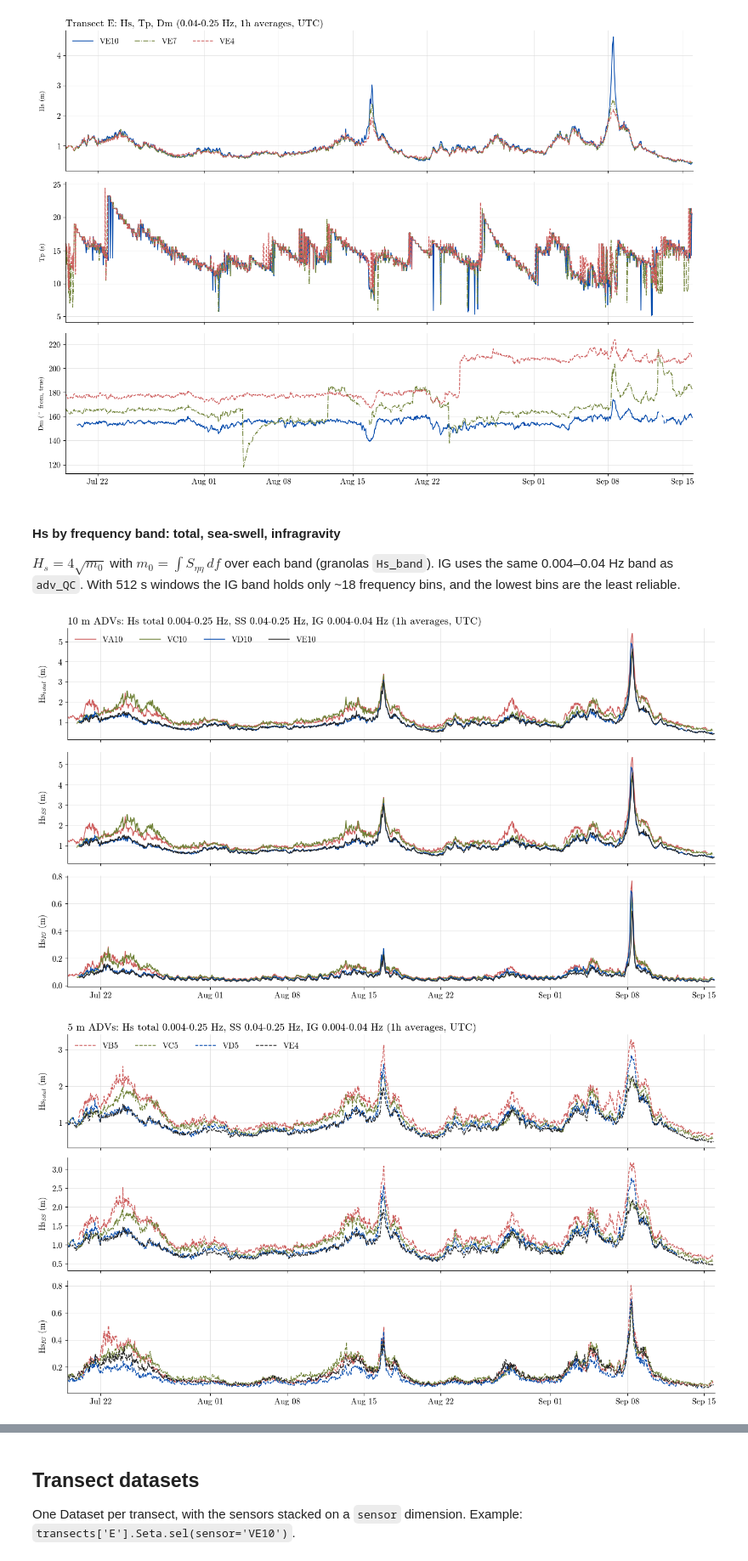
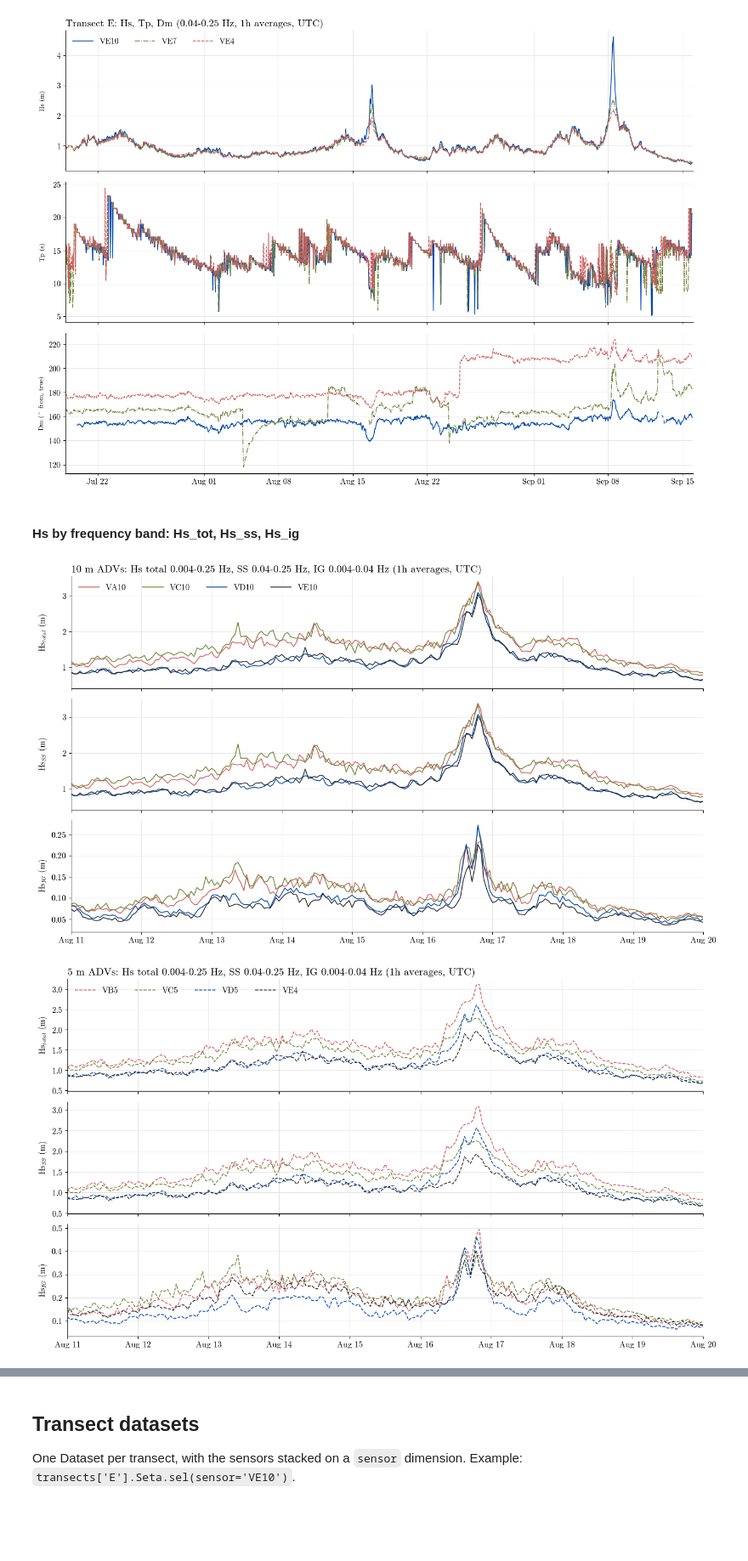
Before and after one commit to isidora-rojas/4EWA, a Jupyter notebook: processing/initial_figs.ipynb, the cells around one changed output, grey strips where cells are left out. Shown at 85% size. Saved outputs shown, nothing was run; the diff lists cells and outputs as text; code cells hidden in the pictures; blank space fills up the shorter version.

```diff
--- a/processing/initial_figs.ipynb
+++ b/processing/initial_figs.ipynb
@@ -36,6 +36,12 @@ qc = {S: xr.open_dataset(f'{QC_DIR}/{S}_QC.nc') for S in ALL_SENSORS}
 for S in ALL_SENSORS:
     t = qc[S].time.values
     print(f'{S:5s} transect {S[1]}  ~{S[2:]:>2s} m   {str(t[0])[:16]} -> {str(t[-1])[:16]}')
+
+
+
+FAUSTO = ('2026-07-19', '2026-07-27')
+LALA = ('2026-08-11', '2026-08-20')
+LOWELL = ('2026-09-07', '2026-09-09')
 # %% [output]
 VA10  transect A  ~10 m   2026-07-19T00:16 -> 2026-09-15T21:18
 VB5   transect B  ~ 5 m   2026-07-19T23:13 -> 2026-09-15T20:44
@@ -200,7 +216,7 @@ SPEC_TAG = LOAD_TAG
 # ============ INPUTS ============
 SENSORS_10M = ['VA10', 'VC10', 'VD10', 'VE10']
 SENSORS_5M  = ['VB5', 'VC5', 'VD5', 'VE4']
-T_START, T_END = '2026-09-06', '2026-09-15'    # e.g. '2026-09-05', '2026-09-12' to zoom on an event
+T_START, T_END = LOWELL   # e.g. '2026-09-05', '2026-09-12' to zoom on an event
 HS_YLIM   = None            # e.g. (0, 3); None = automatic
 TP_YLIM   = None            # e.g. (5, 25)
 DM_YLIM   = None            # e.g. (140, 220)
@@ -349,15 +365,14 @@ for T in TRANSECTS:
 [figure]
 [figure]
 # %% [markdown]
-#### Hs by frequency band: total, sea-swell, infragravity
-$H_s = 4\sqrt{m_0}$ with $m_0 = \int S_{\eta\eta}\,df$ over each band (granolas `Hs_band`). IG uses the same 0.004–0.04 Hz band as `adv_QC`. With 512 s windows the IG band holds only ~18 frequency bins, and the lowest bins are the least reliable.
+#### Hs by frequency band: Hs_tot, Hs_ss, Hs_ig
 # %%
 # Hs in three bands: total, sea-swell (SS) and infragravity (IG). One 3-panel figure for 10 m, one for 5 m
 
 # ============ INPUTS ============
 SENSORS_10M = ['VA10', 'VC10', 'VD10', 'VE10']
 SENSORS_5M  = ['VB5', 'VC5', 'VD5', 'VE4']
-T_START, T_END = '2026-07-19', '2026-09-16'
+T_START, T_END = LALA
 IG_BAND    = (0.004, 0.04)        # infragravity [Hz]
 SS_BAND    = (0.04, 0.25)         # sea-swell [Hz]
 TOTAL_BAND = (0.004, 0.25)        # total = IG + SS [Hz]
@@ -375,34 +390,34 @@ for group, sensors in [('10 m', SENSORS_10M), ('5 m', SENSORS_5M)]:
             continue
         d = spec[S].sel(time=slice(T_START, T_END))
         hs_total = Hs_band(d, *TOTAL_BAND)
         hs_ss    = Hs_band(d, *SS_BAND)
         hs_ig    = Hs_band(d, *IG_BAND)
         color, ls = T_COLOR[S[1]], DEPTH_LS[S[2:]]
         axs[0].plot(d.time, hs_total, color=color, ls=ls, label=S)
         axs[1].plot(d.time, hs_ss,    color=color, ls=ls)
         axs[2].plot(d.time, hs_ig,    color=color, ls=ls)
 
     axs[0].set_ylabel(r'Hs$_{total}$ (m)', fontsize=12)
     axs[1].set_ylabel(r'Hs$_{SS}$ (m)', fontsize=12)
     axs[2].set_ylabel(r'Hs$_{IG}$ (m)', fontsize=12 )
     axs[0].set_ylim(TOTAL_YLIM)                     # None leaves the limits automatic
     axs[1].set_ylim(SS_YLIM)
     axs[2].set_ylim(IG_YLIM)
     axs[0].legend(ncol=4, loc='upper left', handlelength=2.5)
     axs[0].set_title(f'{group} ADVs: Hs total {TOTAL_BAND[0]}-{TOTAL_BAND[1]} Hz, '
                      f'SS {SS_BAND[0]}-{SS_BAND[1]} Hz, IG {IG_BAND[0]}-{IG_BAND[1]} Hz ({AVG} averages, UTC)', loc='left')
 
     axs[-1].set_xlim(pd.Timestamp(T_START), pd.Timestamp(T_END))
     axs[-1].xaxis.set_major_formatter(mdates.DateFormatter('%b %d'))
     for ax in axs:
         ax.grid(True, lw=0.5, color='0.85')
     fig.align_ylabels(axs)
     fig.tight_layout()
     if SAVE:
         fig.savefig(f'{FIG_DIR}/Hs_bands_{group.replace(" ", "")}_{T_START}_{T_END}.png', dpi=200)
     plt.show()
 # %% [output]
-[figure, old version]
+[figure, new version]
-[figure, old version]
+[figure, new version]
 # %% [markdown]
 #### Hs_SS vs Hs_IG
```
Also changed, not shown: parts of 7 cells of this notebook, 4 other files.
